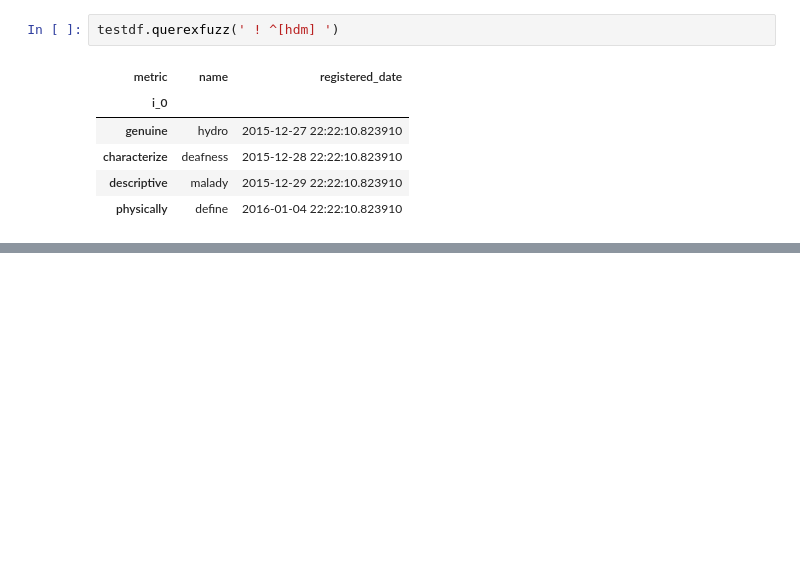
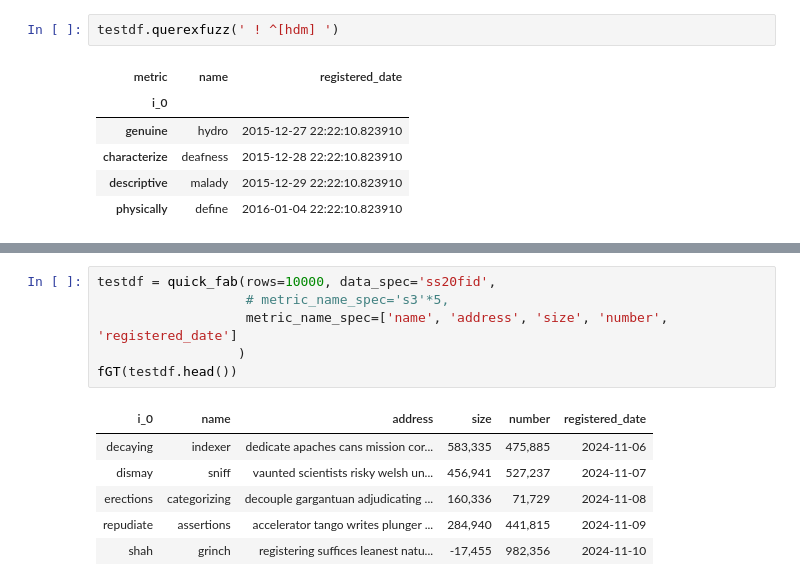
Before and after one commit to mynl/querexfuzz_project, a Jupyter notebook: example.ipynb, the cells around one changed output, grey strips where cells are left out. Cells and saved outputs as stored; diff of their text form; blank space fills up the shorter version.

```diff
--- a/example.ipynb
+++ b/example.ipynb
@@ -399,0 +554,13 @@ testdf.querexfuzz(' ! ^[hdm] ')
+# %%
+testdf = quick_fab(rows=10000, data_spec='ss20fid',
+                   # metric_name_spec='s3'*5,
+                   metric_name_spec=['name', 'address', 'size', 'number', 'registered_date']
+                  )
+fGT(testdf.head())
+# %% [output]
+| i_0 | name | address | size | number | registered_date |
+| decaying | indexer | dedicate apaches cans mission cor... | 583,335 | 475,885 | 2024-11-06 |
+| dismay | sniff | vaunted scientists risky welsh un... | 456,941 | 527,237 | 2024-11-07 |
+| erections | categorizing | decouple gargantuan adjudicating ... | 160,336 | 71,729 | 2024-11-08 |
+| repudiate | assertions | accelerator tango writes plunger ... | 284,940 | 441,815 | 2024-11-09 |
+| shah | grinch | registering suffices leanest natu... | -17,455 | 982,356 | 2024-11-10 |
```
Also changed, not shown: parts of 23 cells of this notebook, 18 other files.
